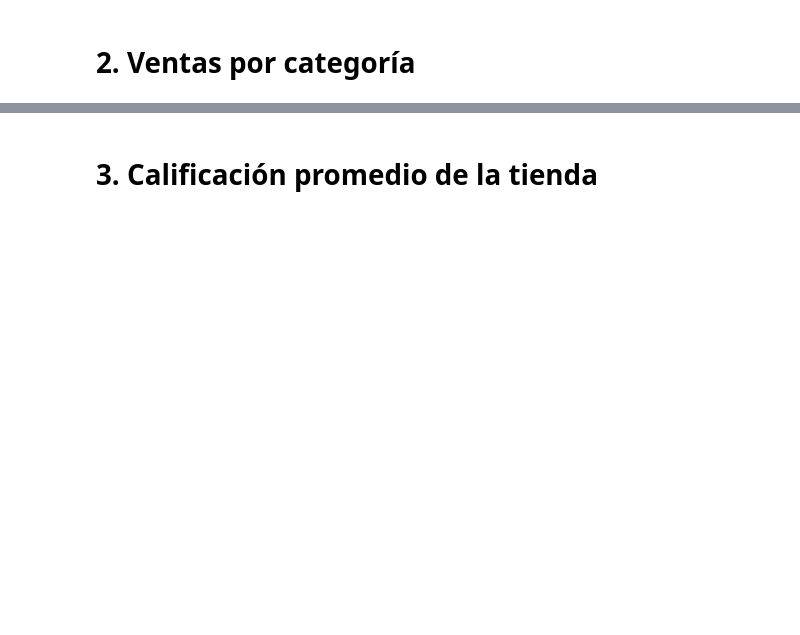
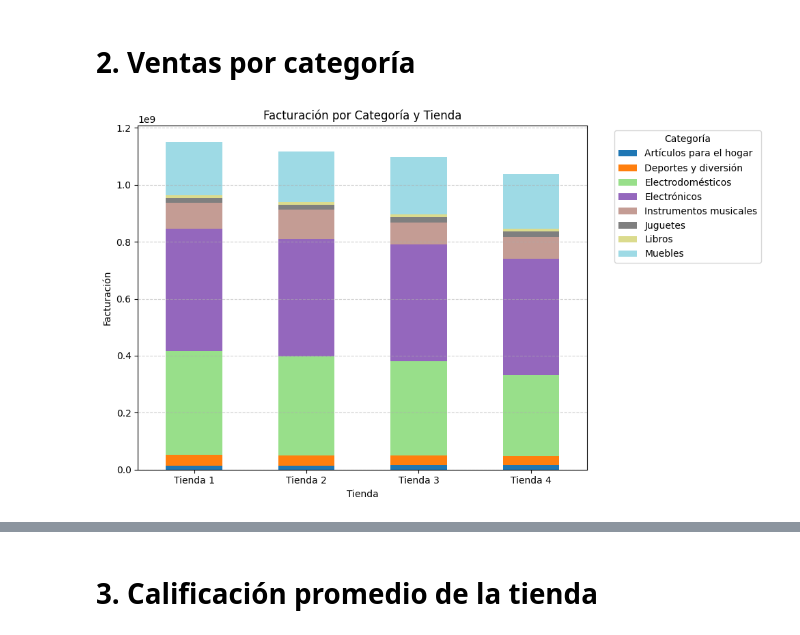
Before and after one commit to joslcan/Analisis.tiendas, a Jupyter notebook: AluraStoreLatam.ipynb, the cells around one changed output, grey strips where cells are left out. Cells and saved outputs as stored; diff of their text form; code cells hidden in the pictures; blank space fills up the shorter version.

```diff
--- a/AluraStoreLatam.ipynb
+++ b/AluraStoreLatam.ipynb
@@ -27,0 +80,41 @@ tienda.head()
+# %%
+#Creando la funcion para preparar los datos de las tiendas por categorias
+def prep_tienda_categoria(df, nombre_tienda):
+  df['Fecha de Compra'] = pd.to_datetime(df['Fecha de Compra'], errors='coerce')
+  df['Año'] = df['Fecha de Compra'].dt.year
+  df['Facturacion'] = df['Precio']
+  df['Tienda'] = nombre_tienda
+  df['Categoria'] = df['Categoría del Producto']
+  return df[['Año', 'Categoria', 'Facturacion', 'Tienda']]
+# %%
+#Aplicamos la funcion prep_tienda_categoria
+t1_cat = prep_tienda_categoria(tienda, 'Tienda 1')
+t2_cat = prep_tienda_categoria(tienda2, 'Tienda 2')
+t3_cat = prep_tienda_categoria(tienda3, 'Tienda 3')
+t4_cat = prep_tienda_categoria(tienda4, 'Tienda 4')
+
+#Unimos los datos de las tiendas
+datos_unidos_cat = pd.concat([t1_cat, t2_cat, t3_cat, t4_cat])
+# %%
+#Agrupamos los datos
+df_agrupado = datos_unidos_cat.groupby(['Tienda', 'Categoria'])['Facturacion'].sum().reset_index()
+
+#Obtenemos una lista de tiendas únicas
+tiendas = df_agrupado['Tienda'].unique()
+# %%
+#Hacemos Pivot para tener tiendas como filas y categorías como columnas
+df_pivot = df_agrupado.pivot(index='Tienda', columns='Categoria', values='Facturacion').fillna(0)
+# %%
+#Grafica de barras apiladas
+ax = df_pivot.plot(kind='bar', stacked=True, figsize=(10, 6), colormap='tab20')
+
+matp.xlabel('Tienda')
+matp.ylabel('Facturación')
+matp.title('Facturación por Categoría y Tienda')
+matp.xticks(rotation=0)
+matp.legend(title='Categoría', bbox_to_anchor=(1.05, 1), loc='upper left')
+matp.grid(axis='y', linestyle='--', alpha=0.6)
+matp.tight_layout()
+matp.show()
+# %% [output]
+[figure, added]
```
Also changed, not shown: parts of 16 cells of this notebook.
